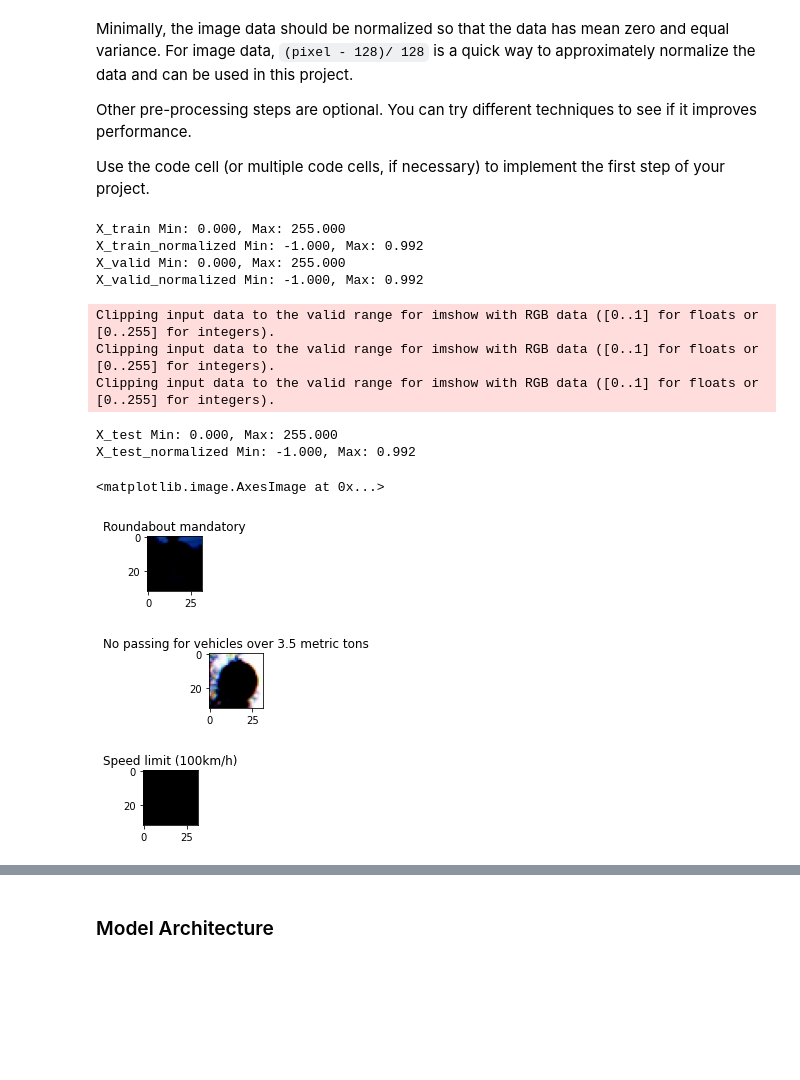
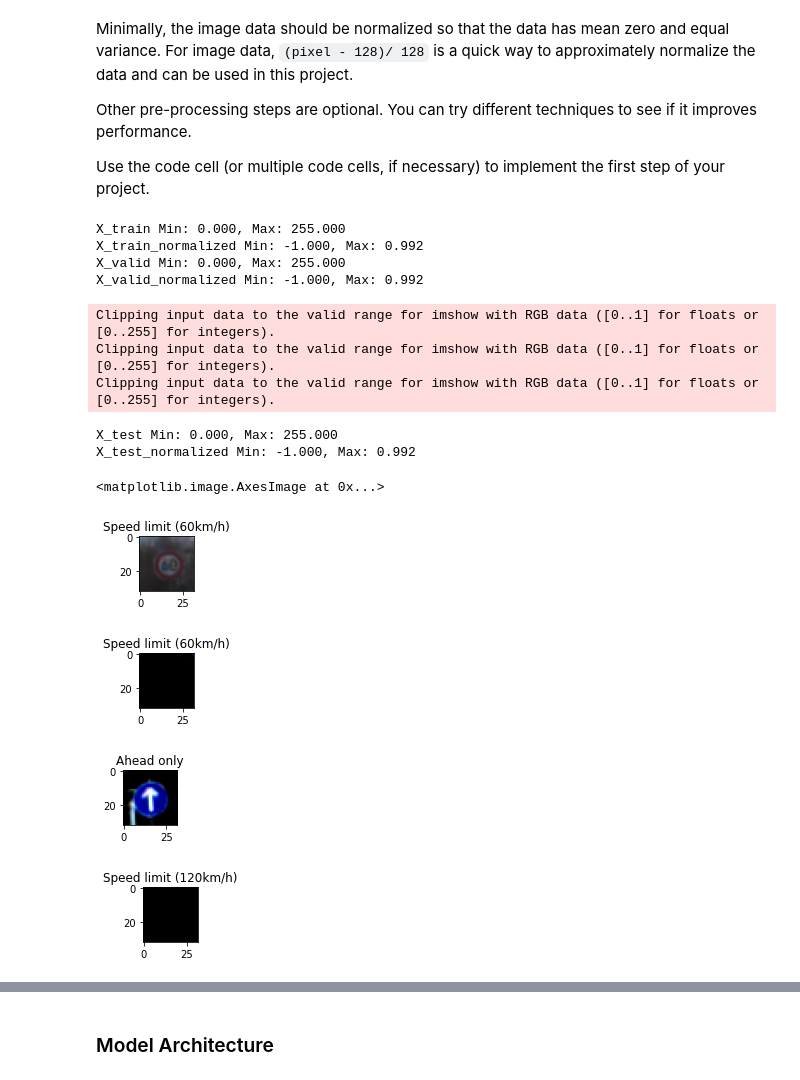
Before and after one commit to Ventu012/P3_TrafficSignClassifier, a Jupyter notebook: Traffic_Sign_Classifier.ipynb, the cells around one changed output, grey strips where cells are left out. Saved outputs shown, nothing was run; the diff lists cells and outputs as text; code cells hidden in the pictures; blank space fills up the shorter version.

Commit message:
Update Traffic_Sign_Classifier.ipynb, report.md, and 7 more files...

```diff
--- a/Traffic_Sign_Classifier.ipynb
+++ b/Traffic_Sign_Classifier.ipynb
@@ -234,40 +234,50 @@ print('X_test_normalized Min: %.3f, Max: %.3f' % (X_test_normalized.min(), X_tes
 ### Train ###
 index = random.randint(0, len(X_train))
 image = X_train_normalized[index].squeeze()
+image_original = X_train[index].squeeze()
+
+plt.figure(figsize=(1,1))
+plt.title(all_labels[y_train[index]])
+plt.imshow(image_original)
+#plt.title('Original_%s' % all_labels[y_train[index]])
+#plt.savefig('report_images/Original_%s.png' % all_labels[y_train[index]])
 
 plt.figure(figsize=(1,1))
 plt.title(all_labels[y_train[index]])
 plt.imshow(image)
+#plt.title('Normalized_%s' % all_labels[y_train[index]])
+#plt.savefig('report_images/Normalized_%s.png' % all_labels[y_train[index]])
 
 ### Validation ###
 index = random.randint(0, len(X_valid))
 image = X_valid_normalized[index].squeeze()
 
 plt.figure(figsize=(1,1))
 plt.title(all_labels[y_valid[index]])
 plt.imshow(image)
 
 ### Testing ###
 index = random.randint(0, len(X_test))
 image = X_test_normalized[index].squeeze()
 
 plt.figure(figsize=(1,1))
 plt.title(all_labels[y_test[index]])
 plt.imshow(image)
 # %% [output]
 X_train Min: 0.000, Max: 255.000
 X_train_normalized Min: -1.000, Max: 0.992
 X_valid Min: 0.000, Max: 255.000
 X_valid_normalized Min: -1.000, Max: 0.992
 Clipping input data to the valid range for imshow with RGB data ([0..1] for floats or [0..255] for integers).
 Clipping input data to the valid range for imshow with RGB data ([0..1] for floats or [0..255] for integers).
 Clipping input data to the valid range for imshow with RGB data ([0..1] for floats or [0..255] for integers).
 X_test Min: 0.000, Max: 255.000
 X_test_normalized Min: -1.000, Max: 0.992
 <matplotlib.image.AxesImage at 0x...>
-[figure, old version]
+[figure, new version]
-[figure, old version]
+[figure, new version]
-[figure, old version]
+[figure, new version]
+[figure, added]
 # %%
 ### Preprocess the data here. It is required to normalize the data. Other preprocessing steps could include
 ### converting to grayscale, etc.
```
Also changed, not shown: parts of 14 cells of this notebook, 8 other files.
